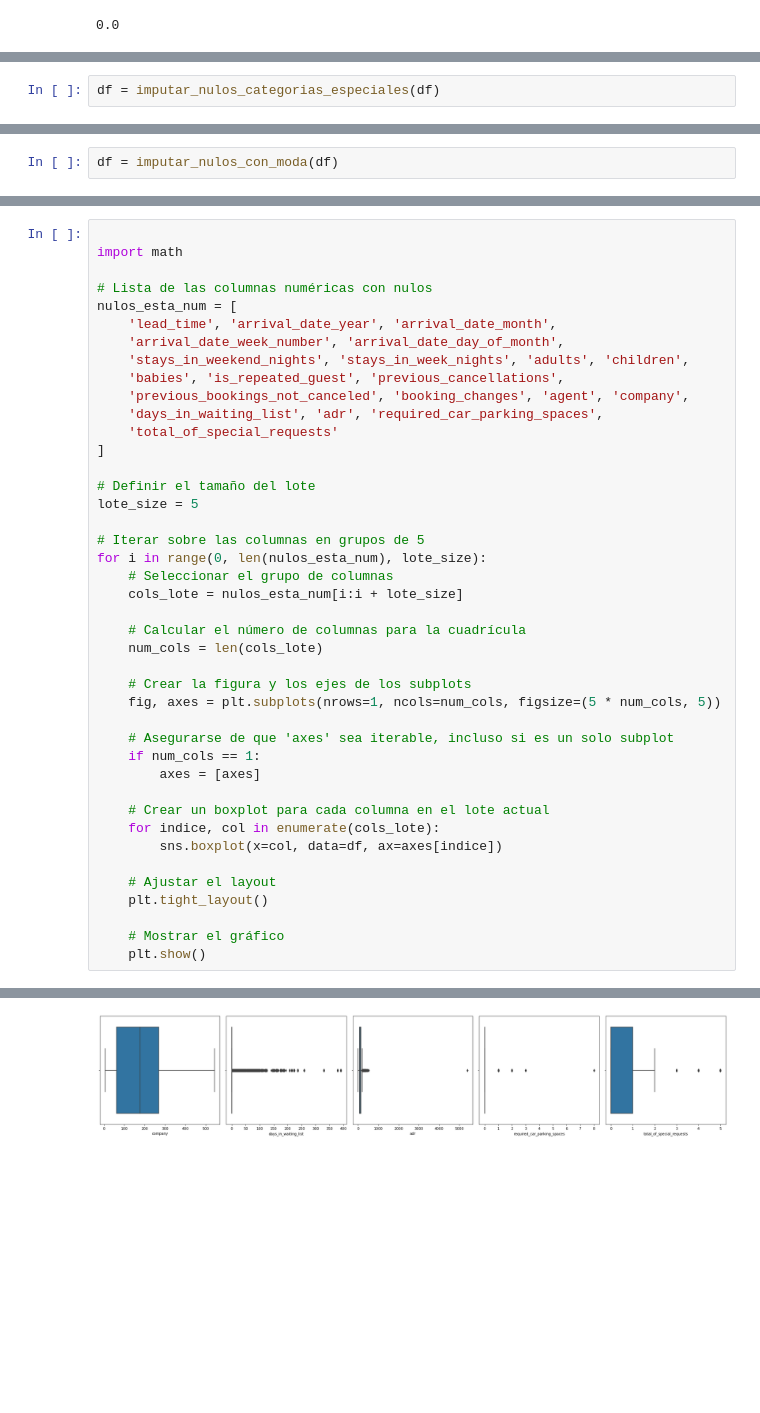
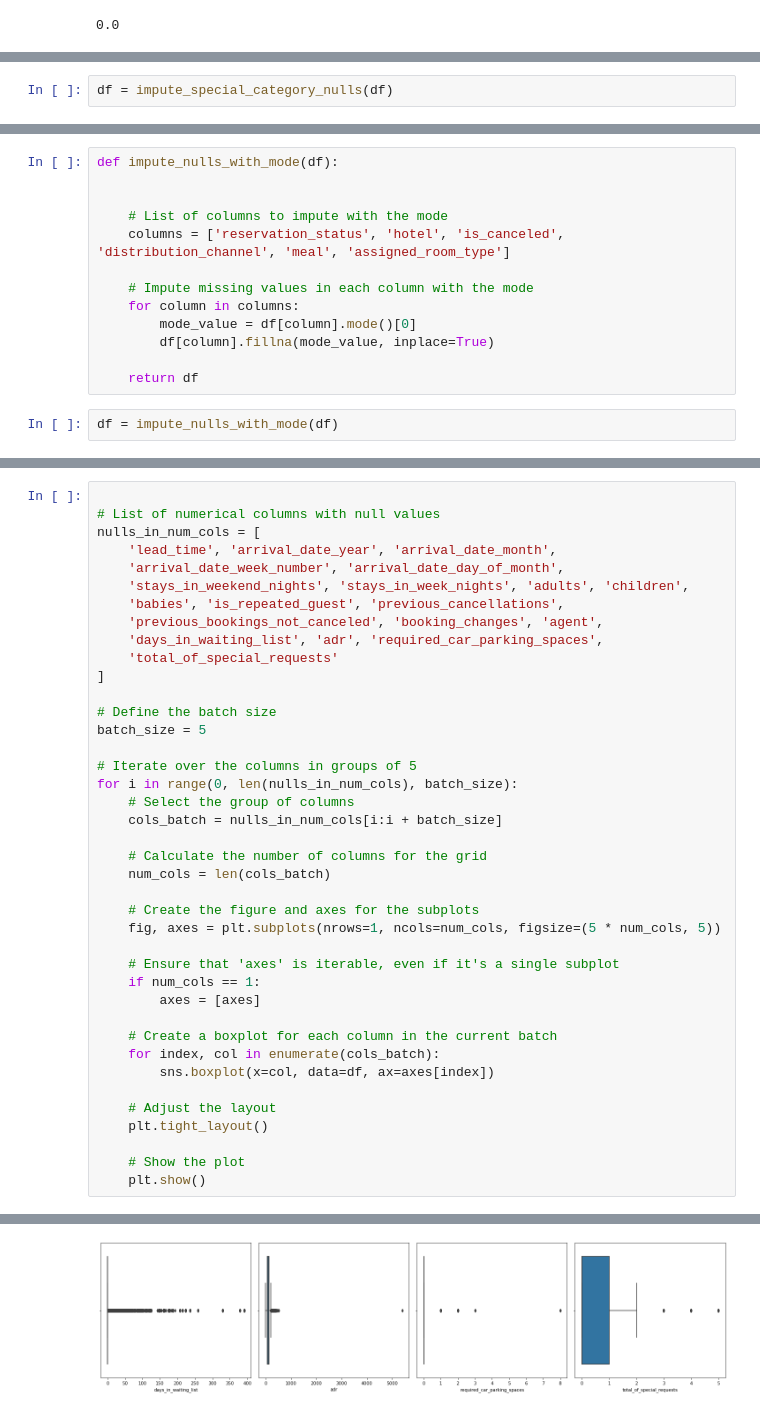
Before and after one commit to MaPitelli/fill_the_rooms, a Jupyter notebook: tranformations_final.ipynb, the cells around one changed output, grey strips where cells are left out. Saved outputs shown, nothing was run; the diff lists cells and outputs as text; blank space fills up the shorter version.

```diff
--- a/tranformations_final.ipynb
+++ b/tranformations_final.ipynb
@@ -262,4 +155,4 @@ def imputar_nulos_categorias_especiales(df):
 
     return df
 # %%
-df = imputar_nulos_categorias_especiales(df)
+df = impute_special_category_nulls(df)
@@ -280,2 +159,15 @@ def imputar_nulos_con_moda(df):
+# %%
+def impute_nulls_with_mode(df):
+
+
+    # List of columns to impute with the mode
+    columns = ['reservation_status', 'hotel', 'is_canceled', 'distribution_channel', 'meal', 'assigned_room_type']
+
+    # Impute missing values in each column with the mode
+    for column in columns:
+        mode_value = df[column].mode()[0]
+        df[column].fillna(mode_value, inplace=True)
+
+    return df
 # %%
-df = imputar_nulos_con_moda(df)
+df = impute_nulls_with_mode(df)
@@ -364,48 +190,46 @@ dtype: float64
 # %%
 
-import math
-
-# Lista de las columnas numéricas con nulos
-nulos_esta_num = [
+# List of numerical columns with null values
+nulls_in_num_cols = [
     'lead_time', 'arrival_date_year', 'arrival_date_month',
     'arrival_date_week_number', 'arrival_date_day_of_month',
     'stays_in_weekend_nights', 'stays_in_week_nights', 'adults', 'children',
     'babies', 'is_repeated_guest', 'previous_cancellations',
-    'previous_bookings_not_canceled', 'booking_changes', 'agent', 'company',
+    'previous_bookings_not_canceled', 'booking_changes', 'agent',
     'days_in_waiting_list', 'adr', 'required_car_parking_spaces',
     'total_of_special_requests'
 ]
 
-# Definir el tamaño del lote
-lote_size = 5
+# Define the batch size
+batch_size = 5
 
-# Iterar sobre las columnas en grupos de 5
-for i in range(0, len(nulos_esta_num), lote_size):
-    # Seleccionar el grupo de columnas
-    cols_lote = nulos_esta_num[i:i + lote_size]
+# Iterate over the columns in groups of 5
+for i in range(0, len(nulls_in_num_cols), batch_size):
+    # Select the group of columns
+    cols_batch = nulls_in_num_cols[i:i + batch_size]
 
-    # Calcular el número de columnas para la cuadrícula
-    num_cols = len(cols_lote)
+    # Calculate the number of columns for the grid
+    num_cols = len(cols_batch)
 
-    # Crear la figura y los ejes de los subplots
+    # Create the figure and axes for the subplots
     fig, axes = plt.subplots(nrows=1, ncols=num_cols, figsize=(5 * num_cols, 5))
 
-    # Asegurarse de que 'axes' sea iterable, incluso si es un solo subplot
+    # Ensure that 'axes' is iterable, even if it's a single subplot
     if num_cols == 1:
         axes = [axes]
 
-    # Crear un boxplot para cada columna en el lote actual
-    for indice, col in enumerate(cols_lote):
-        sns.boxplot(x=col, data=df, ax=axes[indice])
+    # Create a boxplot for each column in the current batch
+    for index, col in enumerate(cols_batch):
+        sns.boxplot(x=col, data=df, ax=axes[index])
 
-    # Ajustar el layout
+    # Adjust the layout
     plt.tight_layout()
 
-    # Mostrar el gráfico
+    # Show the plot
     plt.show()
 # %% [output]
 [figure]
 [figure]
 [figure]
-[figure, old version]
+[figure, new version]
 # %%
```
Also changed, not shown: parts of 44 cells of this notebook.
